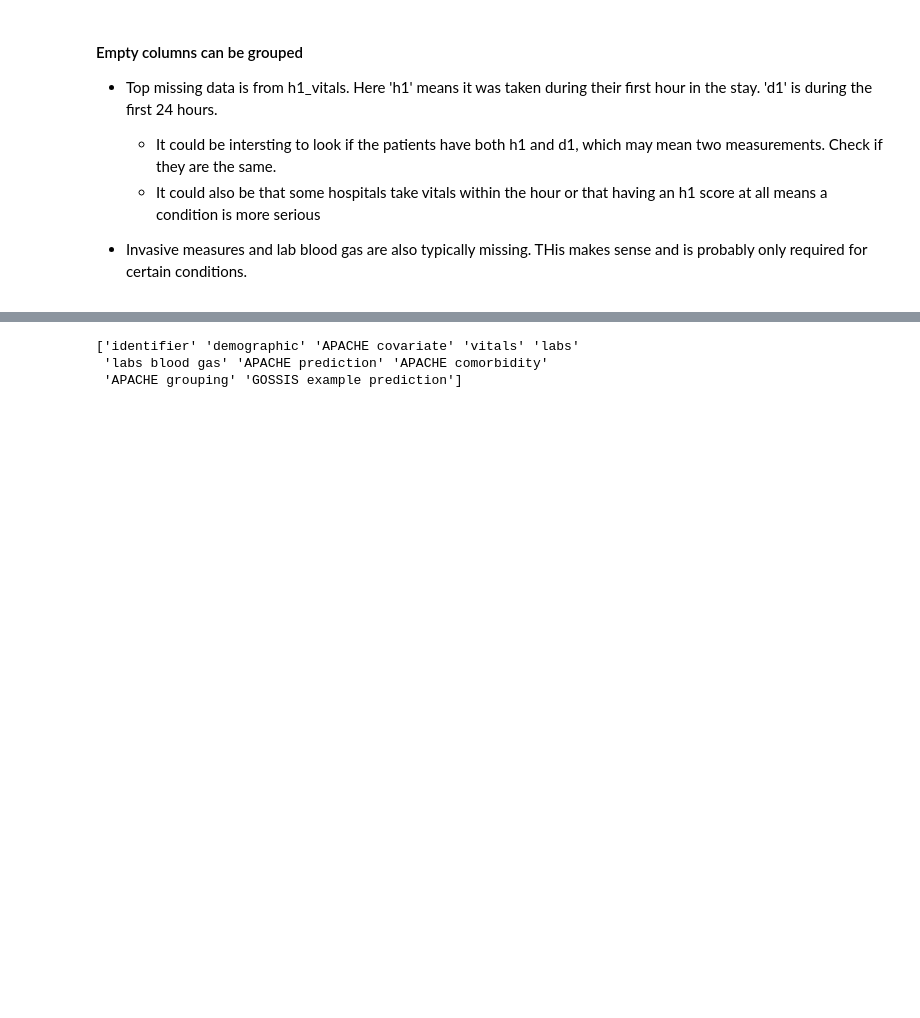
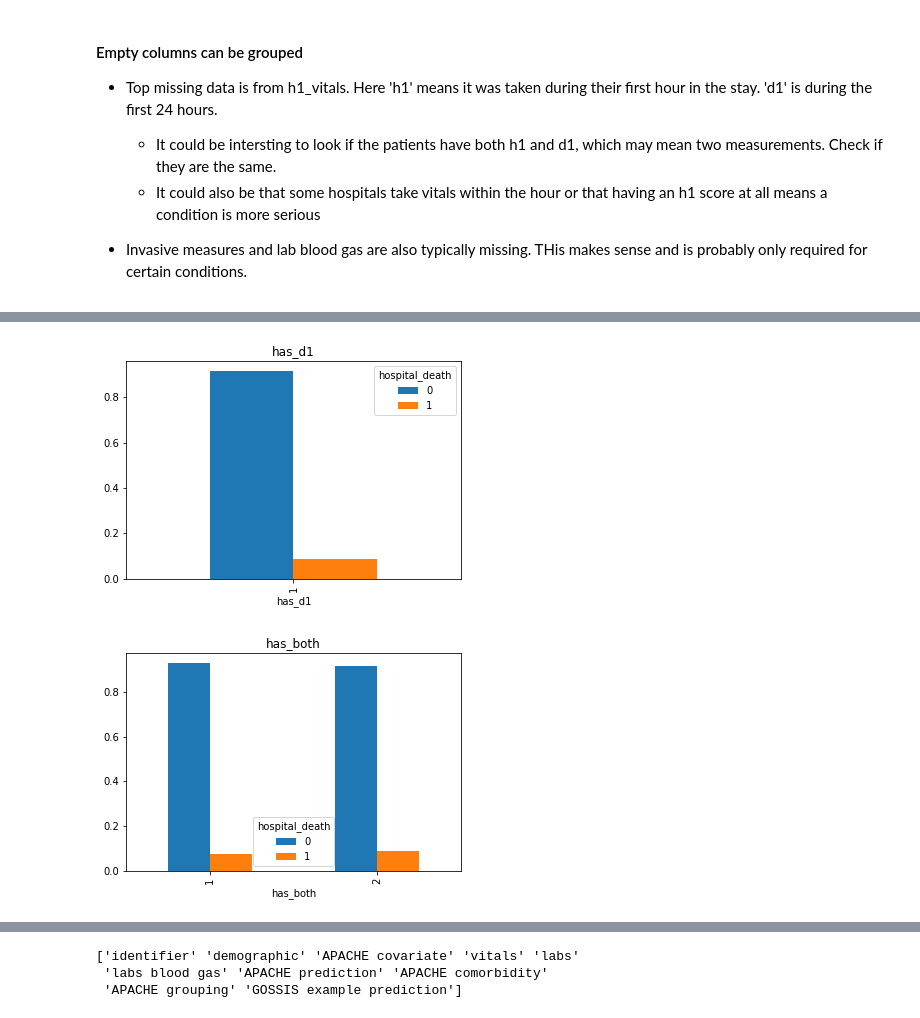
Before and after one commit to mrose10/ICU-Mortality-Prediction_Women-in-Data, a Jupyter notebook: notebooks/Load Data and EDA .ipynb, the cells around one changed output, grey strips where cells are left out. Saved outputs shown, nothing was run; the diff lists cells and outputs as text; code cells hidden in the pictures; blank space fills up the shorter version.

```diff
--- a/notebooks/Load Data and EDA .ipynb
+++ b/notebooks/Load Data and EDA .ipynb
@@ -101,0 +154,13 @@ nas[pos]
+# %%
+# Get columns with 'd1' and create identifier column
+day1 = df.columns[['d1' in i for i in df.columns]]
+has_d1= (df[day1].notna().sum(axis=1) >0 ).astype(int)
+df = df.assign(has_d1=has_d1.values)
+
+plotCatBar('has_d1')
+
+df = df.assign(has_both=has_d1.values + has_h1.values)
+plotCatBar('has_both')
+# %% [output]
+[figure, added]
+[figure, added]
```
Also changed, not shown: parts of 46 cells of this notebook, 1 other file.
